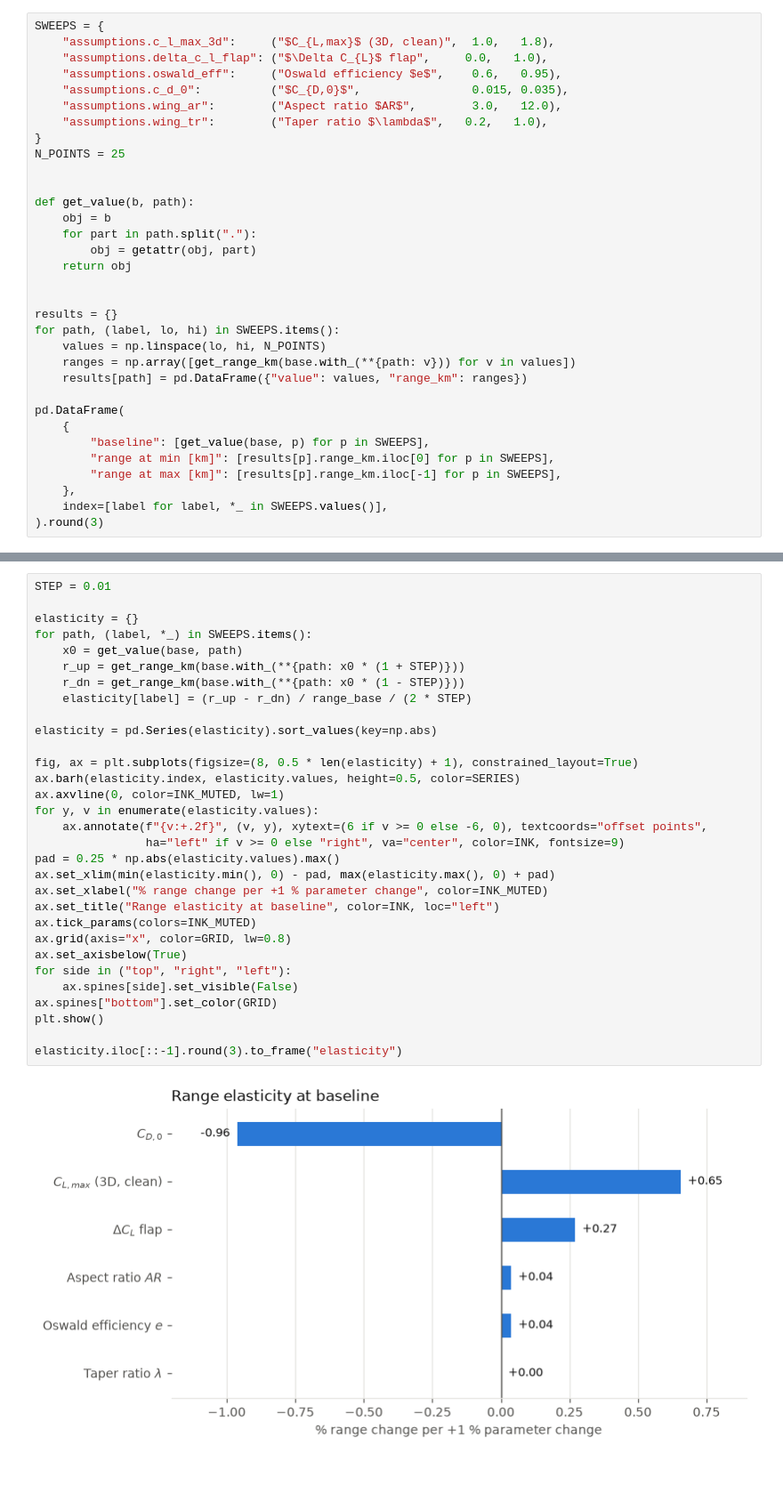
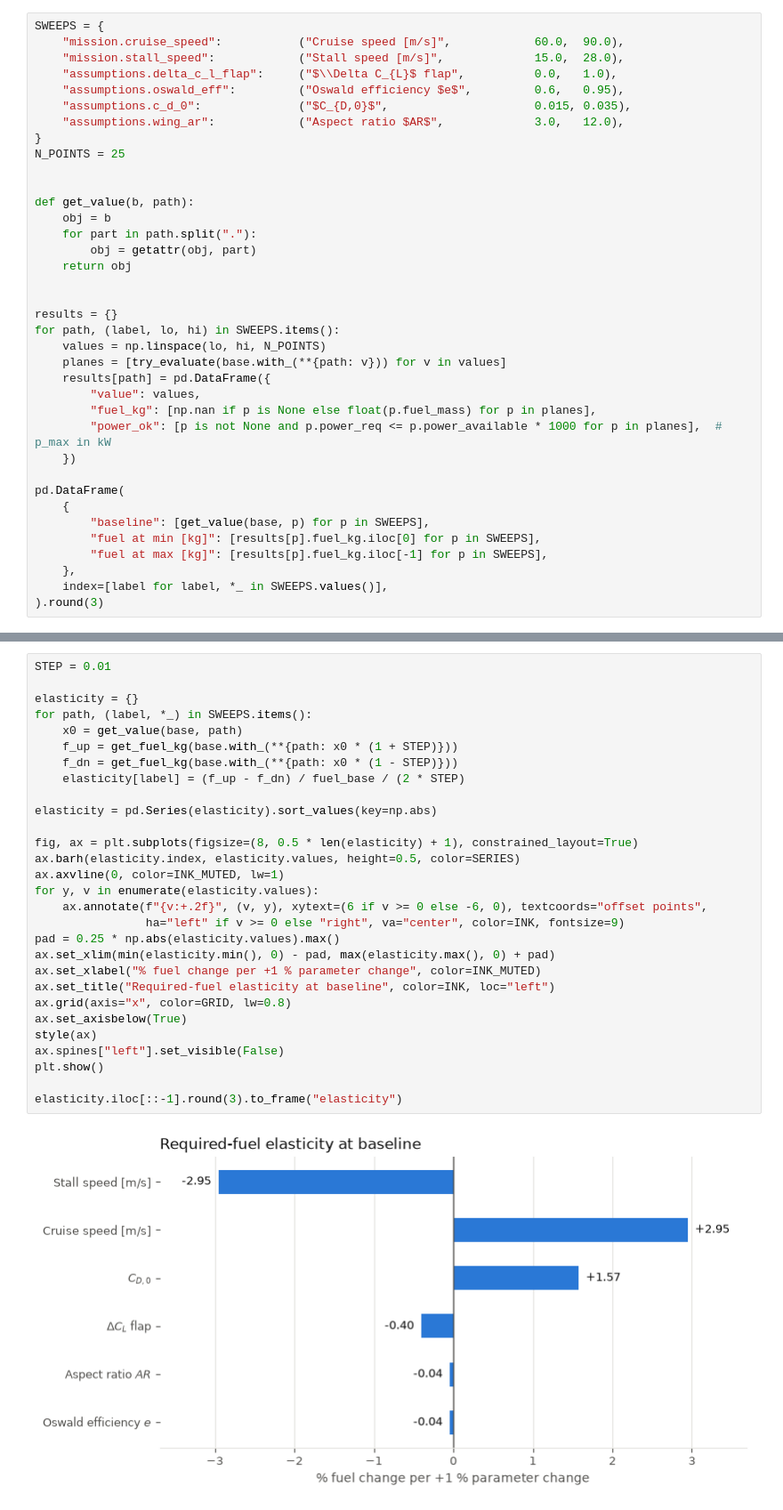
Before and after one commit to rouvenspaar/ardea-sizer, a Jupyter notebook: sensitivity_analysis.ipynb, the cells around one changed output, grey strips where cells are left out. Shown at 89% size. Saved outputs shown, nothing was run; the diff lists cells and outputs as text; blank space fills up the shorter version.

```diff
--- a/sensitivity_analysis.ipynb
+++ b/sensitivity_analysis.ipynb
@@ -32,11 +65,11 @@ Fuel mass: 5.00 kg   baseline range: 825.9 km
 # %%
 SWEEPS = {
-    "assumptions.c_l_max_3d":     ("$C_{L,max}$ (3D, clean)",  1.0,   1.8),
-    "assumptions.delta_c_l_flap": ("$\Delta C_{L}$ flap",     0.0,   1.0),
-    "assumptions.oswald_eff":     ("Oswald efficiency $e$",    0.6,   0.95),
-    "assumptions.c_d_0":          ("$C_{D,0}$",                0.015, 0.035),
-    "assumptions.wing_ar":        ("Aspect ratio $AR$",        3.0,   12.0),
-    "assumptions.wing_tr":        ("Taper ratio $\lambda$",   0.2,   1.0),
+    "mission.cruise_speed":           ("Cruise speed [m/s]",            60.0,  90.0),
+    "mission.stall_speed":            ("Stall speed [m/s]",             15.0,  28.0),
+    "assumptions.delta_c_l_flap":     ("$\\Delta C_{L}$ flap",          0.0,   1.0),
+    "assumptions.oswald_eff":         ("Oswald efficiency $e$",         0.6,   0.95),
+    "assumptions.c_d_0":              ("$C_{D,0}$",                     0.015, 0.035),
+    "assumptions.wing_ar":            ("Aspect ratio $AR$",             3.0,   12.0),
 }
 N_POINTS = 25
 
@@ -51,14 +84,18 @@ def get_value(b, path):
 results = {}
 for path, (label, lo, hi) in SWEEPS.items():
     values = np.linspace(lo, hi, N_POINTS)
-    ranges = np.array([get_range_km(base.with_(**{path: v})) for v in values])
-    results[path] = pd.DataFrame({"value": values, "range_km": ranges})
+    planes = [try_evaluate(base.with_(**{path: v})) for v in values]
+    results[path] = pd.DataFrame({
+        "value": values,
+        "fuel_kg": [np.nan if p is None else float(p.fuel_mass) for p in planes],
+        "power_ok": [p is not None and p.power_req <= p.power_available * 1000 for p in planes],  # p_max in kW
+    })
 
 pd.DataFrame(
     {
         "baseline": [get_value(base, p) for p in SWEEPS],
-        "range at min [km]": [results[p].range_km.iloc[0] for p in SWEEPS],
-        "range at max [km]": [results[p].range_km.iloc[-1] for p in SWEEPS],
+        "fuel at min [kg]": [results[p].fuel_kg.iloc[0] for p in SWEEPS],
+        "fuel at max [kg]": [results[p].fuel_kg.iloc[-1] for p in SWEEPS],
     },
     index=[label for label, *_ in SWEEPS.values()],
 ).round(3)
@@ -123,34 +152,32 @@ Elasticity at the baseline: **% change in range per 1 % change in the parameter*
 # %%
 STEP = 0.01
 
 elasticity = {}
 for path, (label, *_) in SWEEPS.items():
     x0 = get_value(base, path)
-    r_up = get_range_km(base.with_(**{path: x0 * (1 + STEP)}))
-    r_dn = get_range_km(base.with_(**{path: x0 * (1 - STEP)}))
-    elasticity[label] = (r_up - r_dn) / range_base / (2 * STEP)
+    f_up = get_fuel_kg(base.with_(**{path: x0 * (1 + STEP)}))
+    f_dn = get_fuel_kg(base.with_(**{path: x0 * (1 - STEP)}))
+    elasticity[label] = (f_up - f_dn) / fuel_base / (2 * STEP)
 
 elasticity = pd.Series(elasticity).sort_values(key=np.abs)
 
 fig, ax = plt.subplots(figsize=(8, 0.5 * len(elasticity) + 1), constrained_layout=True)
 ax.barh(elasticity.index, elasticity.values, height=0.5, color=SERIES)
 ax.axvline(0, color=INK_MUTED, lw=1)
 for y, v in enumerate(elasticity.values):
     ax.annotate(f"{v:+.2f}", (v, y), xytext=(6 if v >= 0 else -6, 0), textcoords="offset points",
                 ha="left" if v >= 0 else "right", va="center", color=INK, fontsize=9)
 pad = 0.25 * np.abs(elasticity.values).max()
 ax.set_xlim(min(elasticity.min(), 0) - pad, max(elasticity.max(), 0) + pad)
-ax.set_xlabel("% range change per +1 % parameter change", color=INK_MUTED)
-ax.set_title("Range elasticity at baseline", color=INK, loc="left")
-ax.tick_params(colors=INK_MUTED)
+ax.set_xlabel("% fuel change per +1 % parameter change", color=INK_MUTED)
+ax.set_title("Required-fuel elasticity at baseline", color=INK, loc="left")
 ax.grid(axis="x", color=GRID, lw=0.8)
 ax.set_axisbelow(True)
-for side in ("top", "right", "left"):
-    ax.spines[side].set_visible(False)
-ax.spines["bottom"].set_color(GRID)
+style(ax)
+ax.spines["left"].set_visible(False)
 plt.show()
 
 elasticity.iloc[::-1].round(3).to_frame("elasticity")
 # %% [output]
-[figure, old version]
+[figure, new version]
 |  | elasticity |
```
Also changed, not shown: parts of 13 cells of this notebook, 11 other files.
